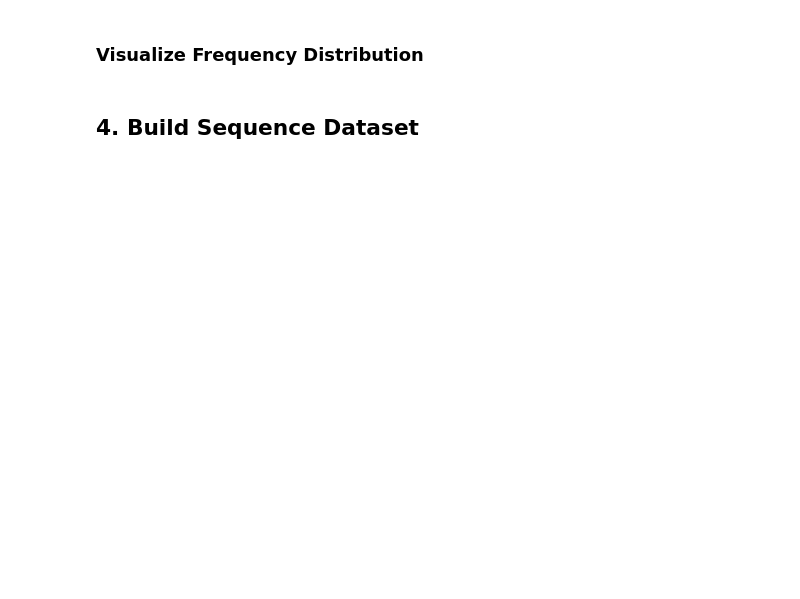
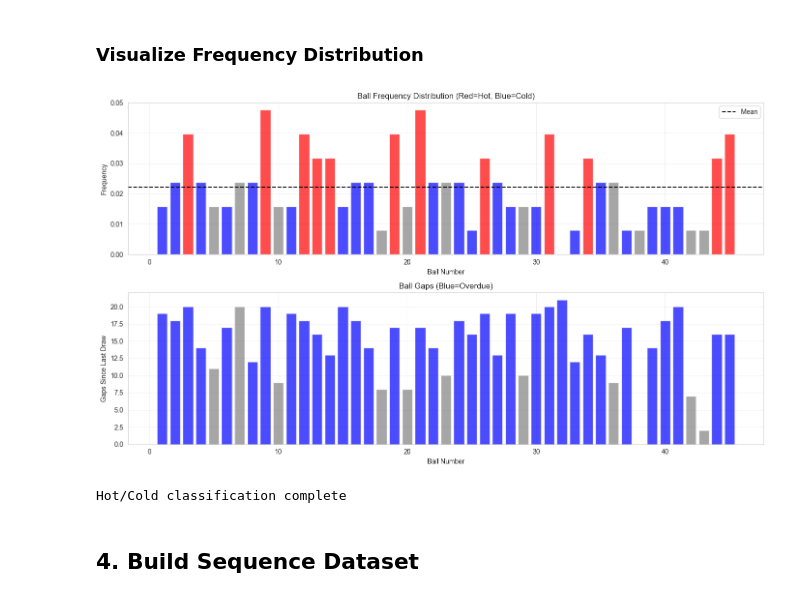
Before and after one commit to miztachristian/lottery-prediction-system, a Jupyter notebook: interactive_notebook.ipynb, the cells around one changed output. Drawn from its saved outputs; the diff is of its cells as text; code cells hidden in the pictures; blank space fills up the shorter version.

```diff
--- a/interactive_notebook.ipynb
+++ b/interactive_notebook.ipynb
@@ -82,31 +120,34 @@ for ball, f in bottom_freq:
 # %%
 # Plot frequency by ball
 balls = list(range(1, 46))
-freqs = [freq[b] for b in balls]
+freqs = [freq.get(b, 0) for b in balls]  # Use .get() to handle missing balls
 
 fig, axes = plt.subplots(2, 1, figsize=(14, 8))
 
 # Histogram
 axes[0].bar(balls, freqs, color=['red' if b in hot else 'blue' if b in cold else 'gray' for b in balls], alpha=0.7)
 axes[0].axhline(np.mean(freqs), color='k', linestyle='--', label='Mean')
 axes[0].set_xlabel('Ball Number')
 axes[0].set_ylabel('Frequency')
 axes[0].set_title('Ball Frequency Distribution (Red=Hot, Blue=Cold)')
 axes[0].legend()
 axes[0].grid(True, alpha=0.3)
 
 # Gap distribution
-gap_vals = [gaps[b] for b in balls]
+gap_vals = [gaps.get(b, 0) for b in balls]  # Use .get() to handle missing balls
 axes[1].bar(balls, gap_vals, color=['blue' if b in cold else 'gray' for b in balls], alpha=0.7)
 axes[1].set_xlabel('Ball Number')
 axes[1].set_ylabel('Gaps Since Last Draw')
 axes[1].set_title('Ball Gaps (Blue=Overdue)')
 axes[1].grid(True, alpha=0.3)
 
 plt.tight_layout()
 plt.show()
 
 print(f"Hot/Cold classification complete")
+# %% [output]
+[figure, added]
+Hot/Cold classification complete
 # %% [markdown]
 ## 4. Build Sequence Dataset
 # %%
```
Also changed, not shown: parts of 38 cells of this notebook, 48 other files.
